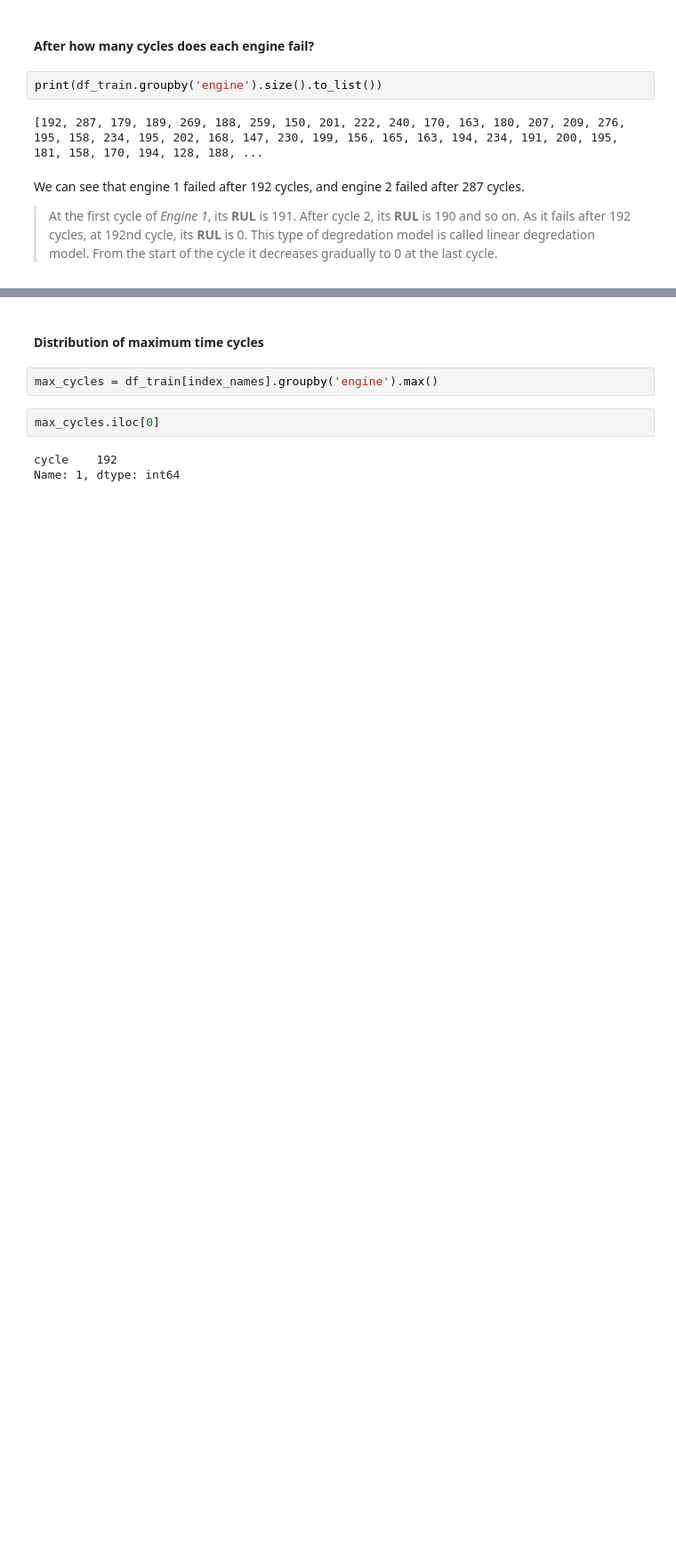
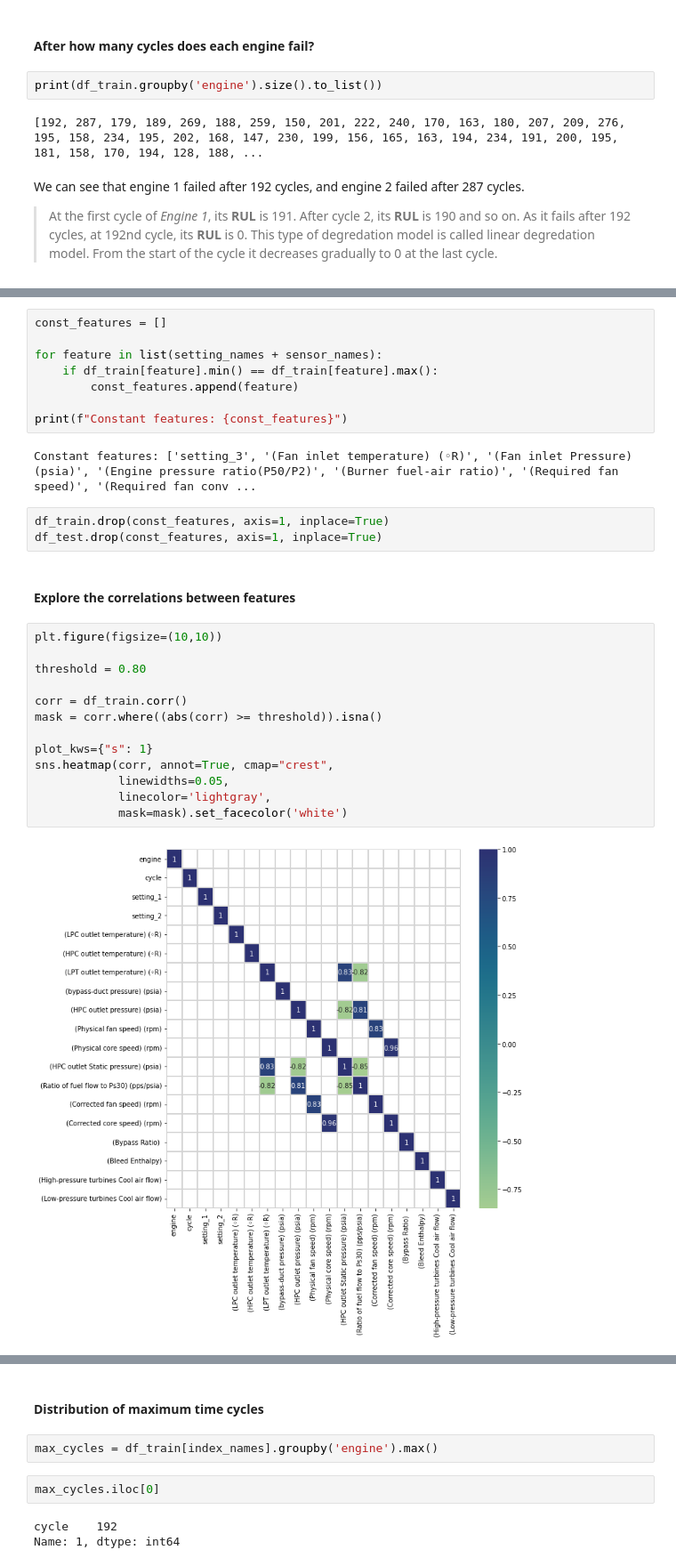
Before and after one commit to emreaytkn/edge-analytics, a Jupyter notebook: C-MAPSS EDA.ipynb, the cells around one changed output, grey strips where cells are left out. Shown: that part at 89% size. Drawn from its saved outputs; the diff is of its cells as text; blank space fills up the shorter version.

```diff
--- a/C-MAPSS EDA.ipynb
+++ b/C-MAPSS EDA.ipynb
@@ -104,0 +120,30 @@ We can see that engine 1 failed after 192 cycles, and engine 2 failed after 287
+# %%
+const_features = []
+
+for feature in list(setting_names + sensor_names):
+    if df_train[feature].min() == df_train[feature].max():
+        const_features.append(feature)
+
+print(f"Constant features: {const_features}")
+# %% [output]
+Constant features: ['setting_3', '(Fan inlet temperature) (◦R)', '(Fan inlet Pressure) (psia)', '(Engine pressure ratio(P50/P2)', '(Burner fuel-air ratio)', '(Required fan speed)', '(Required fan conv ...
+# %%
+df_train.drop(const_features, axis=1, inplace=True)
+df_test.drop(const_features, axis=1, inplace=True)
+# %% [markdown]
+#### Explore the correlations between features
+# %%
+plt.figure(figsize=(10,10))
+
+threshold = 0.80
+
+corr = df_train.corr()
+mask = corr.where((abs(corr) >= threshold)).isna()
+
+plot_kws={"s": 1}
+sns.heatmap(corr, annot=True, cmap="crest",
+            linewidths=0.05,
+            linecolor='lightgray',
+            mask=mask).set_facecolor('white')
+# %% [output]
+[figure, added]
```
Also changed, not shown: parts of 25 cells of this notebook, 21 other files.
